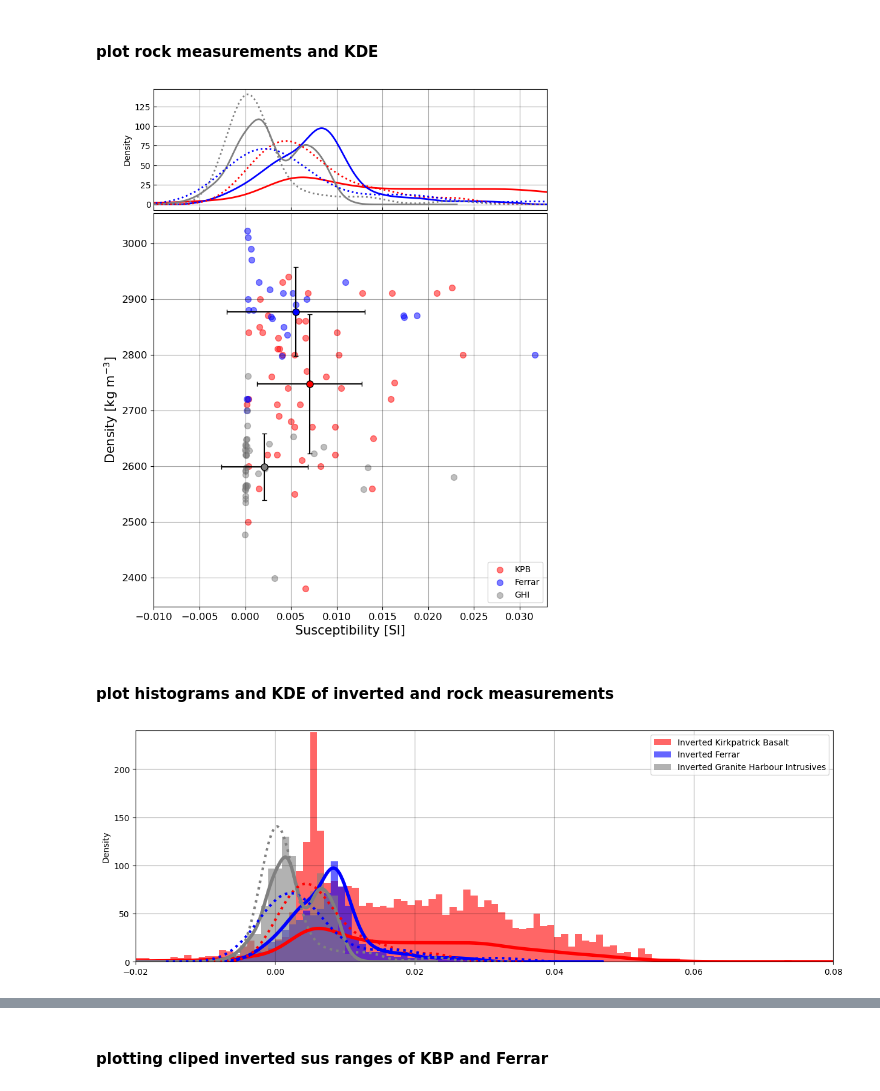
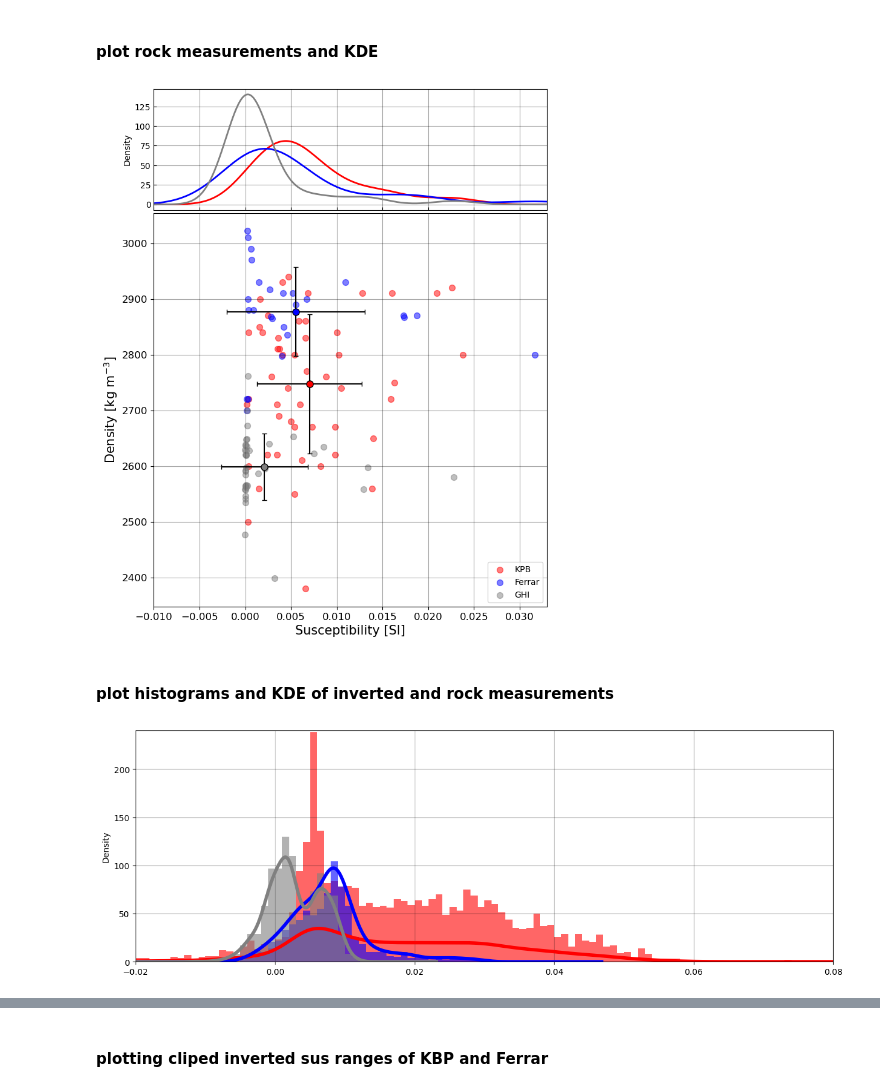
Before and after one commit to MaximilianLowe/Local_inversion_and_rock_properties_nVL_GJI_2024, a Jupyter notebook: jupyter_notebook_2_Illustrate_magnetic_inversion_Mesa_Range.ipynb, the cells around one changed output, grey strips where cells are left out. Cells and saved outputs as stored; diff of their text form; code cells hidden in the pictures.

```diff
--- a/jupyter_notebook_2_Illustrate_magnetic_inversion_Mesa_Range.ipynb
+++ b/jupyter_notebook_2_Illustrate_magnetic_inversion_Mesa_Range.ipynb
@@ -794,50 +797,39 @@ plt.legend(loc='lower right')
 ax_histx = plt.axes(rect_histx, sharex=ax1)
 ax_histx.tick_params(direction='in', labelbottom=False)
 
-inv_sus_cliped_kirkpatrick_shifted_gpd.plot.kde(ax=ax_histx , color='red', linestyle="-", lw=2)
-
-inv_sus_cliped_Ferrar_shifted_gpd.plot.kde(ax=ax_histx , color='blue', linestyle="-", lw=2)
-
-inv_sus_cliped_GHI_wsb_shifted_gpd.plot.kde(ax=ax_histx , color='gray', linestyle="-", lw=2)
 
 
-NAPA_Kirkpatrick_Basalts_basalt_only_ps_gpdf['susceptibility_average'].plot.kde(ax=ax_histx , color='red', linestyle=":", lw=2)
+NAPA_Kirkpatrick_Basalts_basalt_only_ps_gpdf['susceptibility_average'].plot.kde(ax=ax_histx , color='red', linestyle="-", lw=2)
 
-NAPA_Ferrar_dolerite_only_ps_gpdf['susceptibility_average'].plot.kde(ax=ax_histx , color='blue', linestyle=":", lw=2)
+NAPA_Ferrar_dolerite_only_ps_gpdf['susceptibility_average'].plot.kde(ax=ax_histx , color='blue', linestyle="-", lw=2)
 
-NAPA_GHI__granite_only_ps_gpdf['susceptibility_average'].plot.kde(ax=ax_histx , color='gray', linestyle=":", lw=2)
+NAPA_GHI__granite_only_ps_gpdf['susceptibility_average'].plot.kde(ax=ax_histx , color='gray', linestyle="-", lw=2)
 
 
 ax_histx.grid(visible=True, which='major' , color='k', linestyle='-' , alpha=0.35)
 
 plt.savefig(export_fig_path + "sus_dens_crossplot_KPB_Ferra_GHI",dpi=300,facecolor=figure1.get_facecolor(), transparent=True)
 # %% [output]
-[figure, old version]
+[figure, new version]
 # %% [markdown]
 #### plot histograms and KDE of inverted and rock measurements
 # %%
 figure1 = plt.figure(figsize=(15,5),facecolor='white')
 ax1 = plt.subplot(1, 1, 1)
 inv_sus_cliped_kirkpatrick_shifted_gpd.hist(grid=True, bins=100, range=(-0.02,0.08) , ax=ax1 ,  color='red', alpha =.6,label='Inverted Kirkpatrick Basalt')
 inv_sus_cliped_Ferrar_shifted_gpd.hist(grid=True, bins=100, range=(-0.02,0.08) , ax=ax1 ,  color='blue', alpha =.6,label='Inverted Ferrar')
 inv_sus_cliped_GHI_wsb_shifted_gpd.hist(grid=True, bins=100, range=(-0.02,0.08) , ax=ax1 ,  color='gray', alpha =.6,label='Inverted Granite Harbour Intrusives')
-ax1.legend(loc='upper right')
+# ax1.legend(loc='upper right')
 
 inv_sus_cliped_kirkpatrick_shifted_gpd.plot.kde(color='red',lw=4)
 inv_sus_cliped_Ferrar_shifted_gpd.plot.kde(color='blue',lw=4)
 inv_sus_cliped_GHI_wsb_shifted_gpd.plot.kde(color='gray',lw=4, grid=True )
-
-NAPA_Kirkpatrick_Basalts_basalt_only_ps_gpdf['susceptibility_average'].plot.kde(color='red', linestyle=":", lw=3)
-
-NAPA_Ferrar_dolerite_only_ps_gpdf['susceptibility_average'].plot.kde(color='blue', linestyle=":", lw=3)
-
-NAPA_GHI__granite_only_ps_gpdf['susceptibility_average'].plot.kde(color='gray', linestyle=":", lw=3)
 
 ax1.grid(visible=True, which='major' , color='k', linestyle='-' , alpha=0.35)
 
 
 ax1.set_xlim(-0.02, 0.08)
 ax1.set_ylim(0, 240)
 plt.savefig(export_fig_path + "inverted_ferrar_kpb_GHI",dpi=300,facecolor=figure1.get_facecolor(), transparent=True)
 # %% [output]
-[figure, old version]
+[figure, new version]
```
Also changed, not shown: parts of 4 cells of this notebook, 22 other files.
